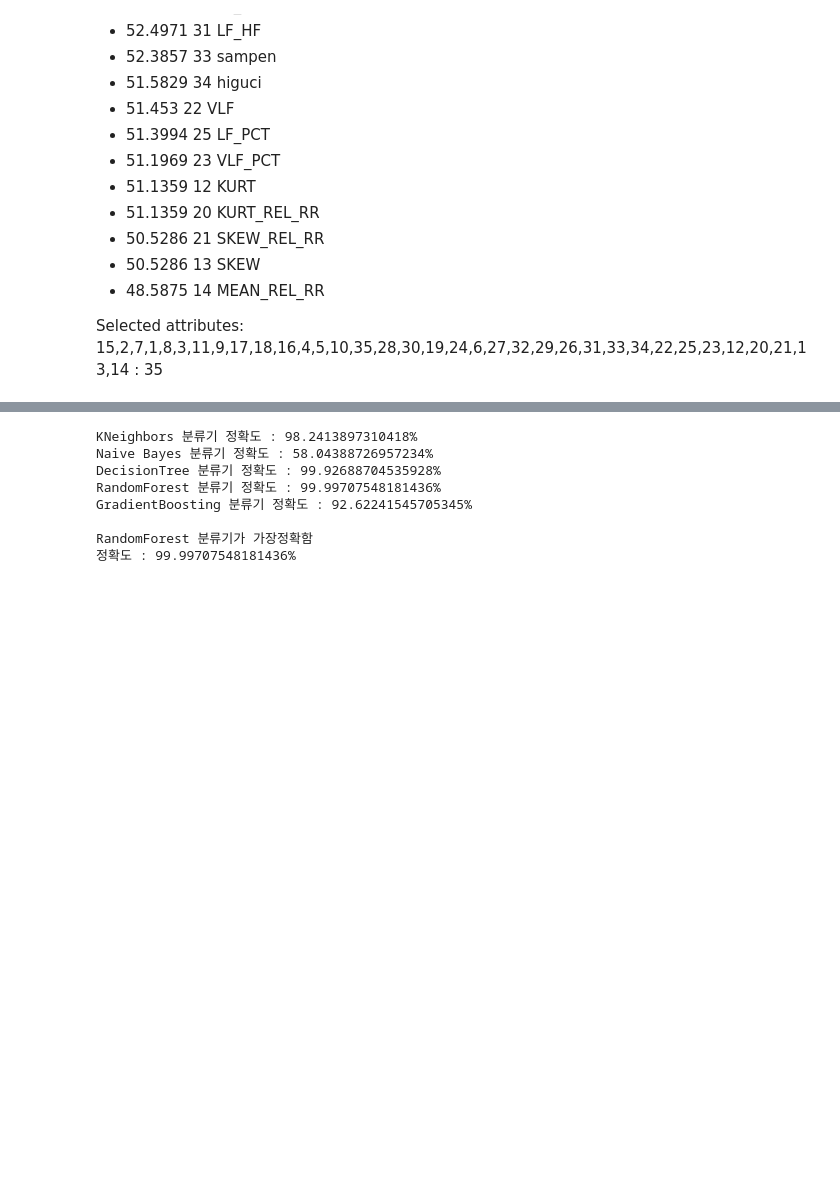
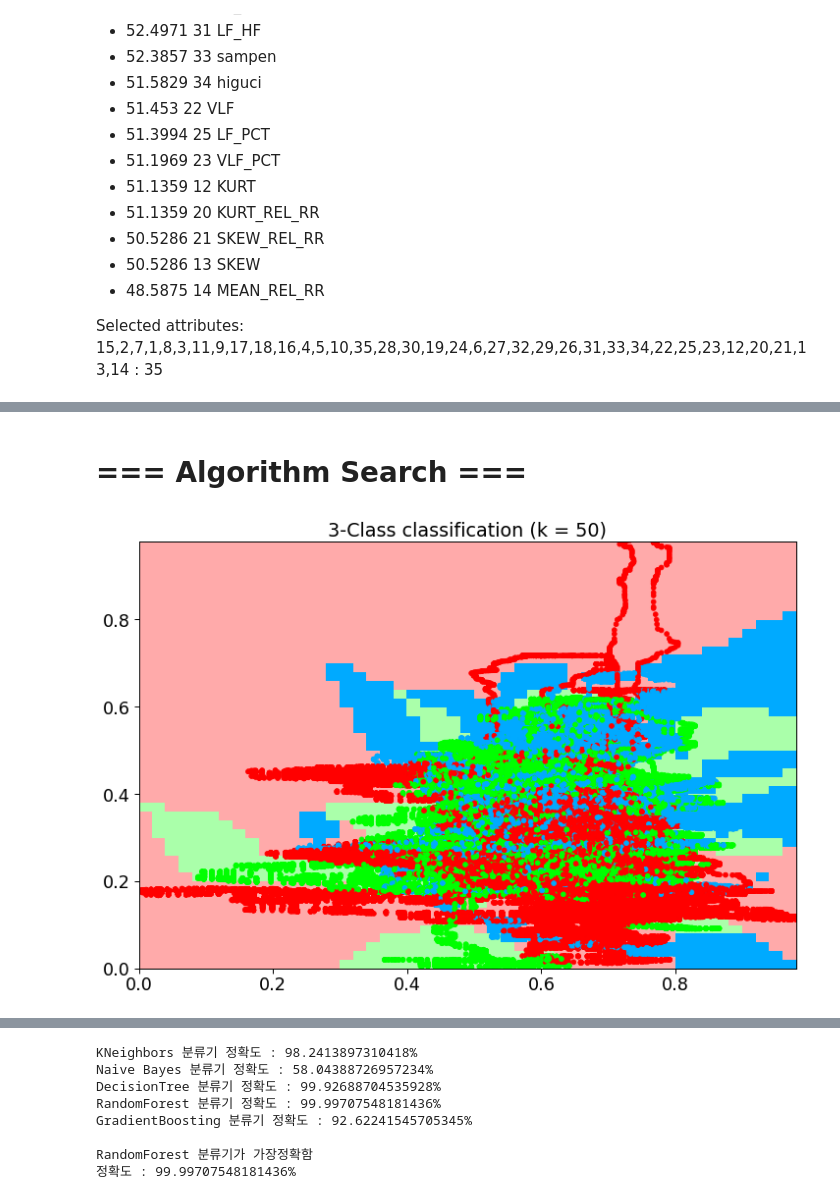
Before and after one commit to KimYaKi/JupyterBigDataExercise, a Jupyter notebook: NewBigDataProject.ipynb, the cells around one changed output, grey strips where cells are left out. Saved outputs shown, nothing was run; the diff lists cells and outputs as text; code cells hidden in the pictures; blank space fills up the shorter version.

```diff
--- a/NewBigDataProject.ipynb
+++ b/NewBigDataProject.ipynb
@@ -184,0 +314,20 @@ Selected attributes: 15,2,7,1,8,3,11,9,17,18,16,4,5,10,35,28,30,19,24,6,27,32,29
+# %%
+from sklearn.preprocessing import RobustScaler
+
+# 아웃라이어의 영향을 최소화한 기법이다.
+# 중앙값(median)과 IQR(interquartile range)을 사용하기 때문에
+# StandardScaler와 비교해보면 표준화 후 동일한 값을 더 넓게 분포 시키고 있음을 확인 할 수 있다.
+
+# RobustScaler 적용
+robustScaler = RobustScaler()
+robustScaler.fit(x)
+train_data_robustScaled = robustScaler.transform(x)
+scaled_data = pd.DataFrame(train_data_robustScaled)
+
+# index 제거
+blankIndex=[''] * len(scaled_data)
+scaled_data.index=blankIndex
+
+ScalerDataSet.append(scaled_data)
+
+scaled_data.head()
@@ -185,3 +341,49 @@ Selected attributes: 15,2,7,1,8,3,11,9,17,18,16,4,5,10,35,28,30,19,24,6,27,32,29
+# %% [markdown]
+# === Algorithm Search ===
+# %%
+from matplotlib.colors import ListedColormap
+from sklearn import neighbors, datasets
+
+n_neighbors = 50
+
+# import some data to play with
+iris = datasets.load_iris()
+
+# prepare data
+X = ScalerDataSet[1][[0,1]].values
+y = df['class'].values
+h = .02
+
+# Create color maps
+cmap_light = ListedColormap(['#FFAAAA', '#AAFFAA','#00AAFF'])
+cmap_bold = ListedColormap(['#FF0000', '#00FF00','#00AAFF'])
+
+# we create an instance of Neighbours Classifier and fit the data.
+clf = neighbors.KNeighborsClassifier(n_neighbors, weights='distance')
+clf.fit(X, y)
+
+# calculate min, max and limits
+x_min, x_max = X[:, 0].min(), X[:, 0].max()
+y_min, y_max = X[:, 1].min(), X[:, 1].max()
+xx, yy = np.meshgrid(np.arange(x_min, x_max, h),
+np.arange(y_min, y_max, h))
+
+# predict class using data and kNN classifier
+Z = clf.predict(np.c_[xx.ravel(), yy.ravel()])
+
+# Put the result into a color plot
+Z = Z.reshape(xx.shape)
+plt.figure(figsize=(12, 8))
+plt.pcolormesh(xx, yy, Z, cmap=cmap_light)
+
+# Plot also the training points
+plt.scatter(X[:, 0], X[:, 1], c=y, cmap=cmap_bold)
+plt.xlim(xx.min(), xx.max())
+plt.ylim(yy.min(), yy.max())
+plt.title("3-Class classification (k = %i)" % (n_neighbors))
+plt.show()
+# %% [output]
+[figure, added]
 # %%
 # train 데이터와 test데이터를 랜덤으로 만들기 위한 라이브러리 선언
 from sklearn.model_selection import train_test_split
```
Also changed, not shown: parts of 33 cells of this notebook.
